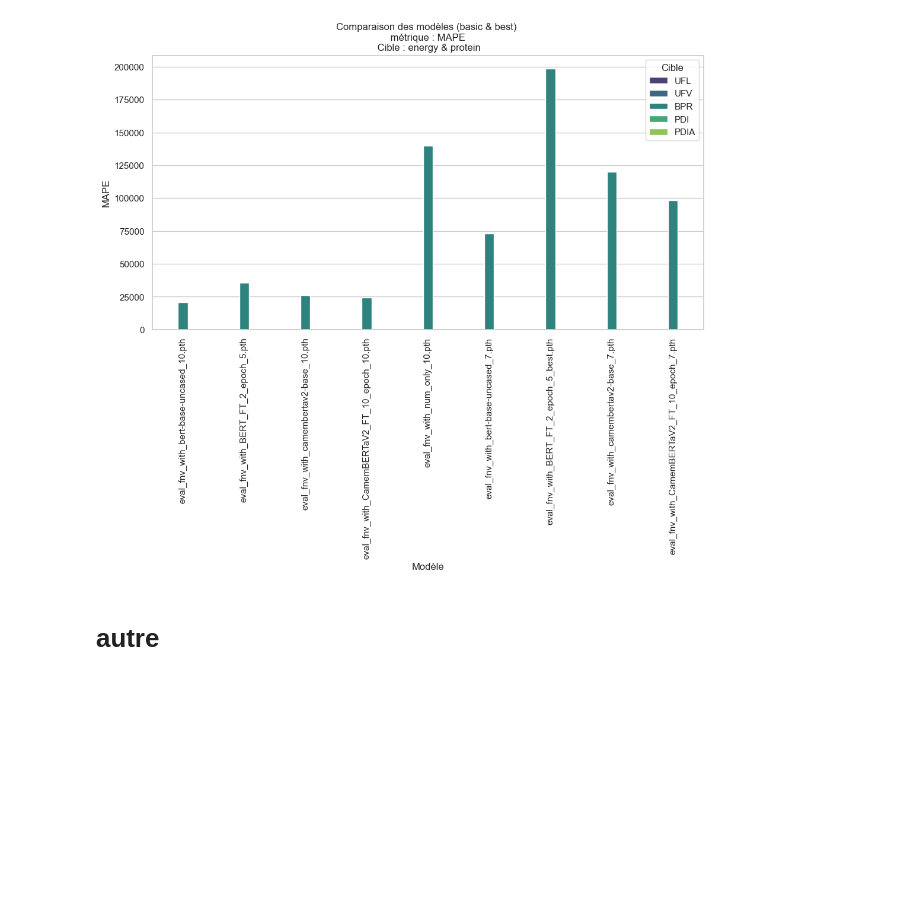
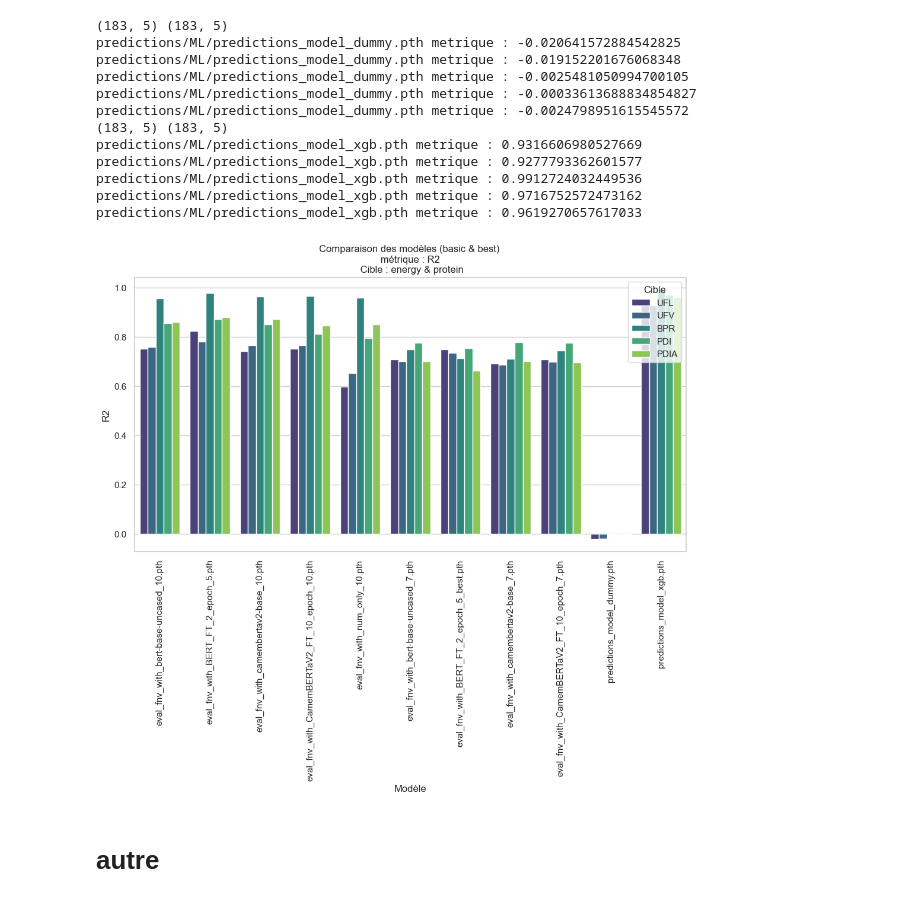
Before and after one commit to lauronta/projet_fil_rouge_afz, a Jupyter notebook: PerfPlot.ipynb, the cells around one changed output. Cells and saved outputs as stored; diff of their text form; code cells hidden in the pictures; blank space fills up the shorter version.

Commit message:
Add baseline models for comparison with deep approach

```diff
--- a/PerfPlot.ipynb
+++ b/PerfPlot.ipynb
@@ -100,11 +56,18 @@ https://scikit-learn.org/stable/model_persistence.html#security-maintainability-
 def load_results(path, model):
 
     total_path = os.path.join(path+model)
-    print("path :", total_path)
+
     with open(total_path, "rb") as file:
         fichier = torch.load(file, map_location=torch.device('cpu'))
-    predictions = np.squeeze(torch.cat(fichier["yhat"], dim=0).cpu().numpy())
-    y_true = torch.cat(fichier["ytrue"], dim=0).cpu().numpy()
+
+    if "basic" in total_path or "best" in total_path:
+        predictions = np.squeeze(torch.cat(fichier["yhat"], dim=0).cpu().numpy())
+        y_true = torch.cat(fichier["ytrue"], dim=0).cpu().numpy()
+    elif "ML" in total_path:
+        predictions = fichier["yhat"]
+        y_true = fichier["ytrue"]
+    else :
+        raise ValueError("Mauvais chemin")
     return y_true, predictions
 
 def normalizer_choice(model="eval_fnv_with_BERT_FT_2_epoch_5.pth", target_normalizer=True):
@@ -116,6 +79,8 @@ def normalizer_choice(model="eval_fnv_with_BERT_FT_2_epoch_5.pth", target_normal
             target_normalizer = camemberta_target_normalizer
         elif "num_only" in model:
             target_normalizer = num_only_target_normalizer
+        elif "dummy" in model or "xgb" in model:
+            target_normalizer = ML_target_normalizer
         else:
             raise ValueError("Problème avec le choix du normalizer")
 
@@ -126,9 +91,6 @@ def normalizer_choice(model="eval_fnv_with_BERT_FT_2_epoch_5.pth", target_normal
 
 def root_mean_squared_error(y_true, y_pred):
     return np.sqrt(mean_squared_error(y_true, y_pred))
-
-# y_true, predictions = load_results(path="predictions/basic/", model="eval_fnv_with_BERT_FT_2_epoch_5.pth")
-# print(predictions, y_true)
 # %%
 target_names = ["UFL", "UFV", "BPR", "PDI", "PDIA"]
 # %%
@@ -396,7 +339,7 @@ import seaborn as sns
 import matplotlib.pyplot as plt
 from sklearn.metrics import mean_absolute_error
 
-def Plot_errors_models_5(mode=None, target_names=target_names, metric_fn=None, metric_name="Metric", selected_models=None, selected_mode=None, selected_target='energy', target_normalizer=True):
+def Plot_errors_models_5(target_names=target_names, metric_fn=None, metric_name="Metric", selected_models=None, selected_mode=None, selected_target='energy', target_normalizer=True):
     if target_names is None:
         raise ValueError("target_names ne peut pas être None.")
     if metric_fn is None:
@@ -408,19 +351,16 @@ def Plot_errors_models_5(mode=None, target_names=target_names, metric_fn=None, m
 
     paths = {
         "basic": os.path.join("predictions/", "basic/"),
-        "best": os.path.join("predictions/", "best/")
+        "best": os.path.join("predictions/", "best/"),
+        "ML": os.path.join("predictions/", "ML/")
     }
 
     dataset = []
-
 
     for mode_name, path in paths.items():
         if not os.path.exists(path):
             print(f"Avertissement : Le répertoire {path} n'existe pas. Il sera ignoré.")
             continue
-
-        # print("mode :", mode)
-        # print("path :", path)
 
         for filename in os.listdir(path):
             if filename.endswith(".pth"):
@@ -428,19 +368,16 @@ def Plot_errors_models_5(mode=None, target_names=target_names, metric_fn=None, m
                 with open(file_path, "rb") as file:
                     data = torch.load(file, map_location=torch.device('cpu'))
 
-                # Y_HAT = data["yhat"]
-                # Y_TRUE = data["ytrue"]
+                if "basic" in file_path or "best" in file_path:
+                    Y_HAT = torch.cat(data["yhat"], dim=0).cpu().numpy()
+                    Y_TRUE = torch.cat(data["ytrue"], dim=0).cpu().numpy()
+                elif "ML" in file_path:
+                    Y_HAT = data["yhat"]
+                    Y_TRUE = data["ytrue"]
+                    print(Y_HAT.shape, Y_TRUE.shape)
 
-                Y_HAT = torch.cat(data["yhat"], dim=0).cpu().numpy()
-                Y_TRUE = torch.cat(data["ytrue"], dim=0).cpu().numpy()
-
-                # print("Y_HAT",  Y_HAT.shape, "\n", "Y_TRUE", Y_TRUE.shape)
-
-                print(filename)
                 target_normalizer_funtion = normalizer_choice(model=filename, target_normalizer=target_normalizer)
-                # print(target_normalizer_funtion)
                 if target_normalizer_funtion is not None:
-                    # print(Y_HAT, Y_TRUE)
                     Y_HAT = target_normalizer_funtion.inverse_transform(Y_HAT)
                     Y_TRUE = target_normalizer_funtion.inverse_transform(Y_TRUE)
 
@@ -448,10 +385,11 @@ def Plot_errors_models_5(mode=None, target_names=target_names, metric_fn=None, m
                     predictions = Y_HAT[:, i]
                     y_true = Y_TRUE[:, i]
 
-                    # print("predictions :", y_true.shape)
-
                     metric_value = metric_fn(y_true, predictions)
                     dataset.append([filename, target_names[i], metric_value, mode_name])
+
+                    if "ML" in file_path:
+                        print(file_path, "metrique :", metric_value)
 
     df = pd.DataFrame(dataset, columns=["Modèle", "Cible", metric_name, "Mode"])
 
@@ -490,5 +428,5 @@ def Plot_errors_models_5(mode=None, target_names=target_names, metric_fn=None, m
     plt.legend(title="Cible")
     plt.show()
 
-Plot_errors_models_5(metric_fn=mean_absolute_percentage_error, metric_name="MAPE", selected_models=None, selected_mode=None, selected_target=None, target_normalizer=False)
+Plot_errors_models_5(metric_fn=r2_score, metric_name="R2", selected_models=None, selected_mode=None, selected_target=None, target_normalizer=False)
 # %% [output]
@@ -504,4 +450,16 @@ eval_fnv_with_CamemBERTaV2_FT_10_epoch_7.pth
+(183, 5) (183, 5)
+predictions/ML/predictions_model_dummy.pth metrique : -0.020641572884542825
+predictions/ML/predictions_model_dummy.pth metrique : -0.019152201676068348
+predictions/ML/predictions_model_dummy.pth metrique : -0.0025481050994700105
+predictions/ML/predictions_model_dummy.pth metrique : -0.00033613688834854827
+predictions/ML/predictions_model_dummy.pth metrique : -0.0024798951615545572
+(183, 5) (183, 5)
+predictions/ML/predictions_model_xgb.pth metrique : 0.9316606980527669
+predictions/ML/predictions_model_xgb.pth metrique : 0.9277793362601577
+predictions/ML/predictions_model_xgb.pth metrique : 0.9912724032449536
+predictions/ML/predictions_model_xgb.pth metrique : 0.9716752572473162
+predictions/ML/predictions_model_xgb.pth metrique : 0.9619270657617033
-[figure, old version]
+[figure, new version]
 # %% [markdown]
 # autre
 # %%
```
Also changed, not shown: parts of 7 cells of this notebook, 1 other file.
